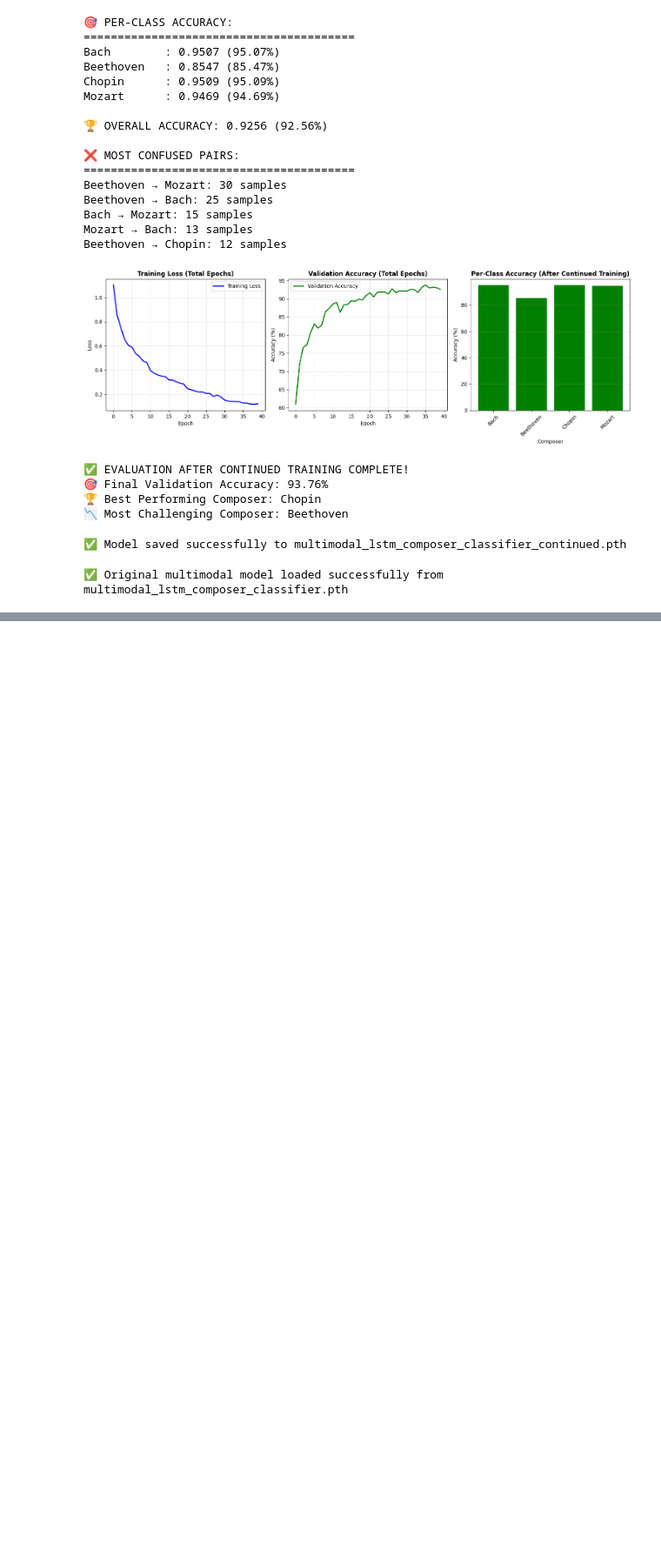
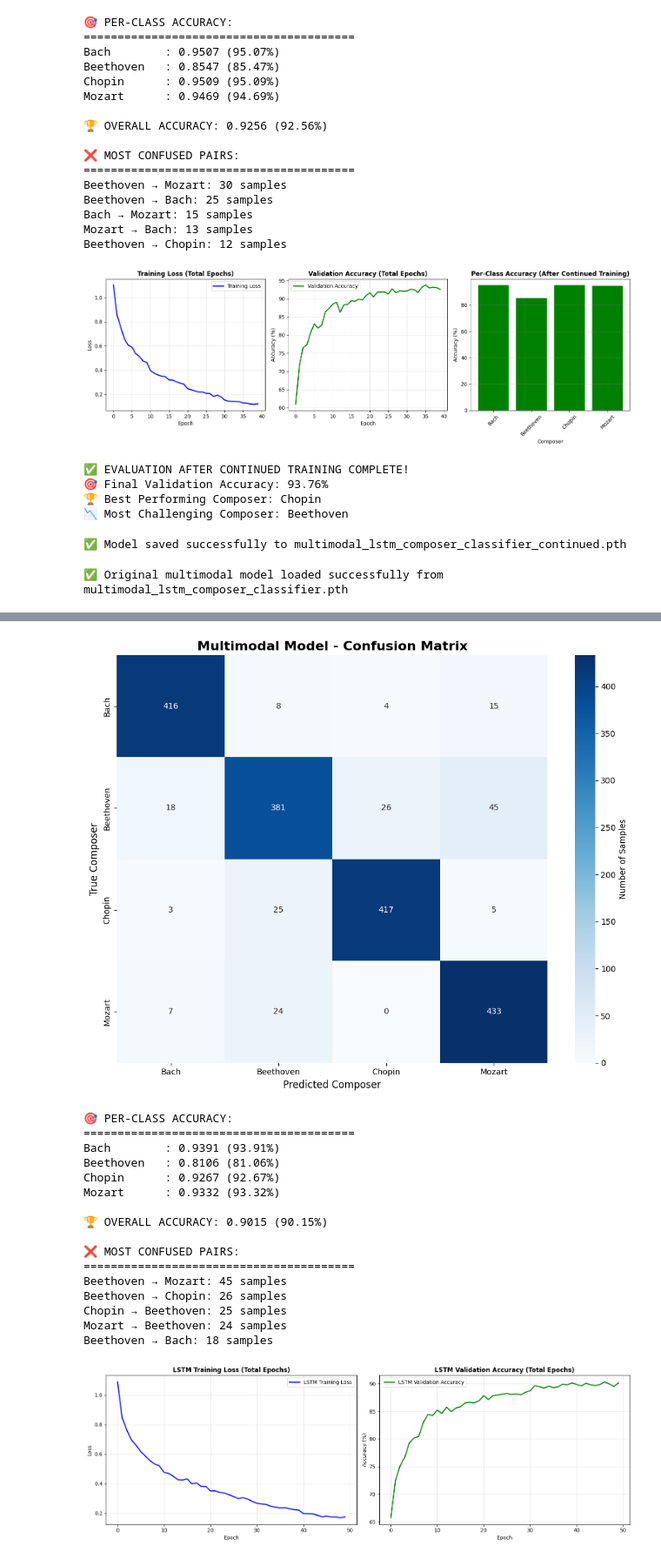
Before and after one commit to seanpaz478/AAI511_Final_Project_Group1, a Jupyter notebook: final-project2.ipynb, the cells around one changed output, grey strips where cells are left out. Shown at 87% size. Drawn from its saved outputs; the diff is of its cells as text; code cells hidden in the pictures; blank space fills up the shorter version.

```diff
--- a/final-project2.ipynb
+++ b/final-project2.ipynb
@@ -1446,17 +1384,17 @@ print(f"✅ Model saved successfully to {model_save_path}")
 # %% [output]
 ✅ Model saved successfully to multimodal_lstm_composer_classifier.pth
 # %%
-# Continue training the existing multimodal model
-print("🚀 Continuing multimodal training for 10 more epochs...")
+# # Continue training the existing multimodal model
+# print("🚀 Continuing multimodal training for 10 more epochs...")
 
-# Call the training function again
-train_losses_cont, val_accuracies_cont = train_multimodal_model(model, train_loader, val_loader, epochs=15)
+# # Call the training function again
+# train_losses_cont, val_accuracies_cont = train_multimodal_model(model, train_loader, val_loader, epochs=15)
 
-# Append the new training history to the old one for plotting
-train_losses.extend(train_losses_cont)
-val_accuracies.extend(val_accuracies_cont)
+# # Append the new training history to the old one for plotting
+# train_losses.extend(train_losses_cont)
+# val_accuracies.extend(val_accuracies_cont)
 
-print("\n✅ Continued Training Complete!")
+# print("\n✅ Continued Training Complete!")
 # %% [output]
 🚀 Continuing multimodal training for 10 more epochs...
 Epoch [1/15], Loss: 0.2080, Val Acc: 91.30%
@@ -1598,0 +1804,38 @@ print(f"✅ Original multimodal model loaded successfully from {original_model_p
+# %%
+# Continue training the LSTM-based multimodal model for more epochs
+
+print("🚀 Continuing LSTM multimodal training for 15 more epochs...")
+
+# Continue training using the same function and optimizer/scheduler
+lstm_train_losses_cont, lstm_val_accuracies_cont = train_lstm_multimodal_model(
+    lstm_model, train_loader, val_loader, lstm_optimizer, lstm_scheduler, lstm_criterion, epochs=15
+)
+
+# Append new history for plotting
+lstm_train_losses.extend(lstm_train_losses_cont)
+lstm_val_accuracies.extend(lstm_val_accuracies_cont)
+
+print("\n✅ Continued LSTM Training Complete!")
+
+# Optionally, re-evaluate and plot updated curves
+lstm_evaluation_results_continued = evaluate_multimodal_model(lstm_model, val_loader, TARGET_COMPOSERS)
+
+plt.figure(figsize=(15, 5))
+plt.subplot(1, 2, 1)
+plt.plot(lstm_train_losses, 'b-', linewidth=2, label='LSTM Training Loss')
+plt.title('LSTM Training Loss (Total Epochs)', fontweight='bold')
+plt.xlabel('Epoch')
+plt.ylabel('Loss')
+plt.grid(True, alpha=0.3)
+plt.legend()
+
+plt.subplot(1, 2, 2)
+plt.plot(lstm_val_accuracies, 'g-', linewidth=2, label='LSTM Validation Accuracy')
+plt.title('LSTM Validation Accuracy (Total Epochs)', fontweight='bold')
+plt.xlabel('Epoch')
+plt.ylabel('Accuracy (%)')
+plt.grid(True, alpha=0.3)
+plt.legend()
+
+plt.tight_layout()
+# %% [output]
@@ -1598,0 +1859,18 @@ print(f"✅ Original multimodal model loaded successfully from {original_model_p
+[figure, added]
+🎯 PER-CLASS ACCURACY:
+========================================
+Bach        : 0.9391 (93.91%)
+Beethoven   : 0.8106 (81.06%)
+Chopin      : 0.9267 (92.67%)
+Mozart      : 0.9332 (93.32%)
+
+🏆 OVERALL ACCURACY: 0.9015 (90.15%)
+
+❌ MOST CONFUSED PAIRS:
+========================================
+Beethoven → Mozart: 45 samples
+Beethoven → Chopin: 26 samples
+Chopin → Beethoven: 25 samples
+Mozart → Beethoven: 24 samples
+Beethoven → Bach: 18 samples
+[figure, added]
```
Also changed, not shown: parts of 13 cells of this notebook.
